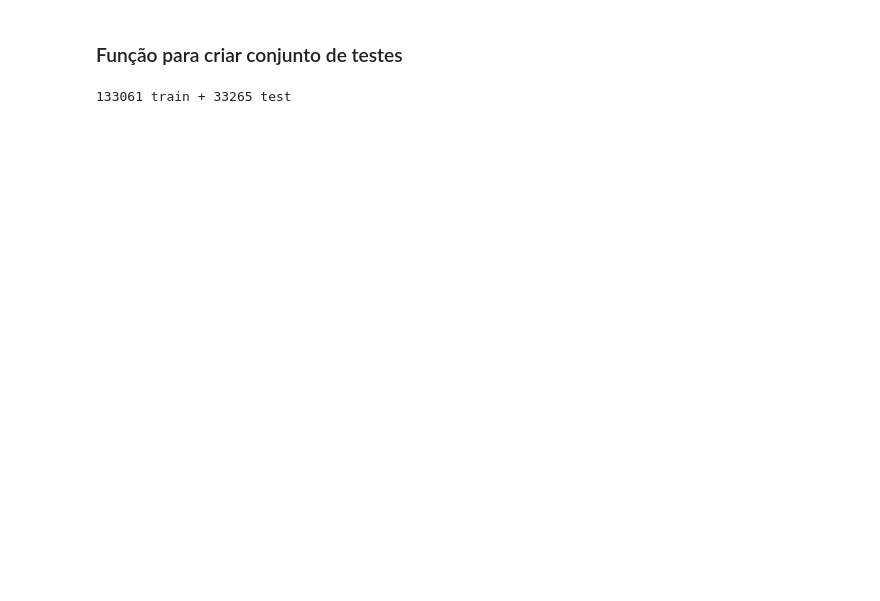
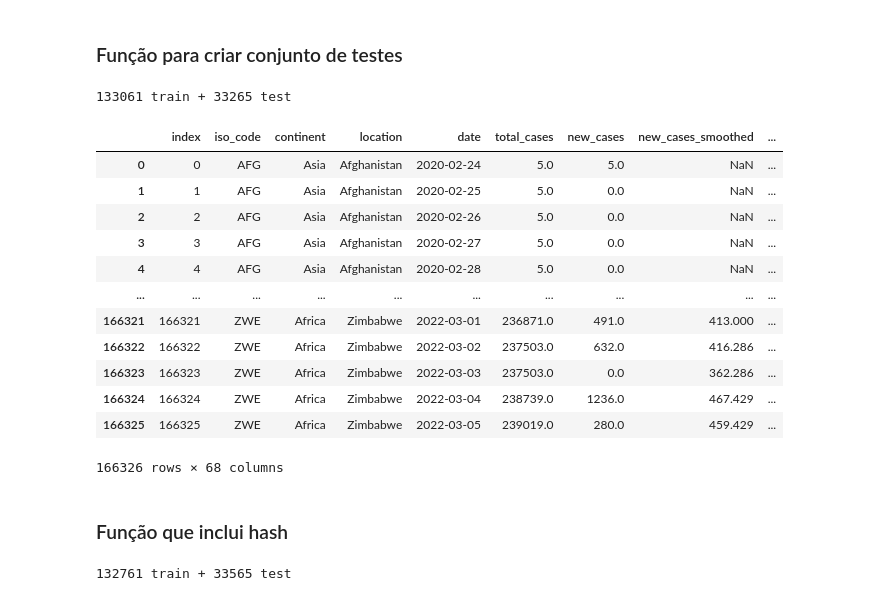
Before and after one commit to joanlima94/TCC-Unicamp, a Jupyter notebook: Notebook-Tcc.ipynb, the cells around one changed output. Cells and saved outputs as stored; diff of their text form; code cells hidden in the pictures; blank space fills up the shorter version.

```diff
--- a/Notebook-Tcc.ipynb
+++ b/Notebook-Tcc.ipynb
@@ -146,3 +144,22 @@ train_set,test_set = split_train_test(covid_data,0.2)
 print(len(train_set), "train +", len(test_set), "test")
 # %% [output]
 133061 train + 33265 test
+# %%
+covid_data_index=covid_data.reset_index()
+covid_data_index
+# %% [output]
+|  | index | iso_code | continent | location | date | total_cases | new_cases | new_cases_smoothed | ... |
+| 0 | 0 | AFG | Asia | Afghanistan | 2020-02-24 | 5.0 | 5.0 | NaN | ... |
+| 1 | 1 | AFG | Asia | Afghanistan | 2020-02-25 | 5.0 | 0.0 | NaN | ... |
+| 2 | 2 | AFG | Asia | Afghanistan | 2020-02-26 | 5.0 | 0.0 | NaN | ... |
+| 3 | 3 | AFG | Asia | Afghanistan | 2020-02-27 | 5.0 | 0.0 | NaN | ... |
+| 4 | 4 | AFG | Asia | Afghanistan | 2020-02-28 | 5.0 | 0.0 | NaN | ... |
+| ... | ... | ... | ... | ... | ... | ... | ... | ... | ... |
+| 166321 | 166321 | ZWE | Africa | Zimbabwe | 2022-03-01 | 236871.0 | 491.0 | 413.000 | ... |
+| 166322 | 166322 | ZWE | Africa | Zimbabwe | 2022-03-02 | 237503.0 | 632.0 | 416.286 | ... |
+| 166323 | 166323 | ZWE | Africa | Zimbabwe | 2022-03-03 | 237503.0 | 0.0 | 362.286 | ... |
+| 166324 | 166324 | ZWE | Africa | Zimbabwe | 2022-03-04 | 238739.0 | 1236.0 | 467.429 | ... |
+| 166325 | 166325 | ZWE | Africa | Zimbabwe | 2022-03-05 | 239019.0 | 280.0 | 459.429 | ... |
+166326 rows × 68 columns
+# %% [markdown]
+### Função que inclui hash
@@ -148,0 +176,4 @@ print(len(train_set), "train +", len(test_set), "test")
+# %%
+print(len(train_set), "train +", len(test_set), "test")
+# %% [output]
+132761 train + 33565 test
```
Also changed, not shown: parts of 15 cells of this notebook, 1 other file.
